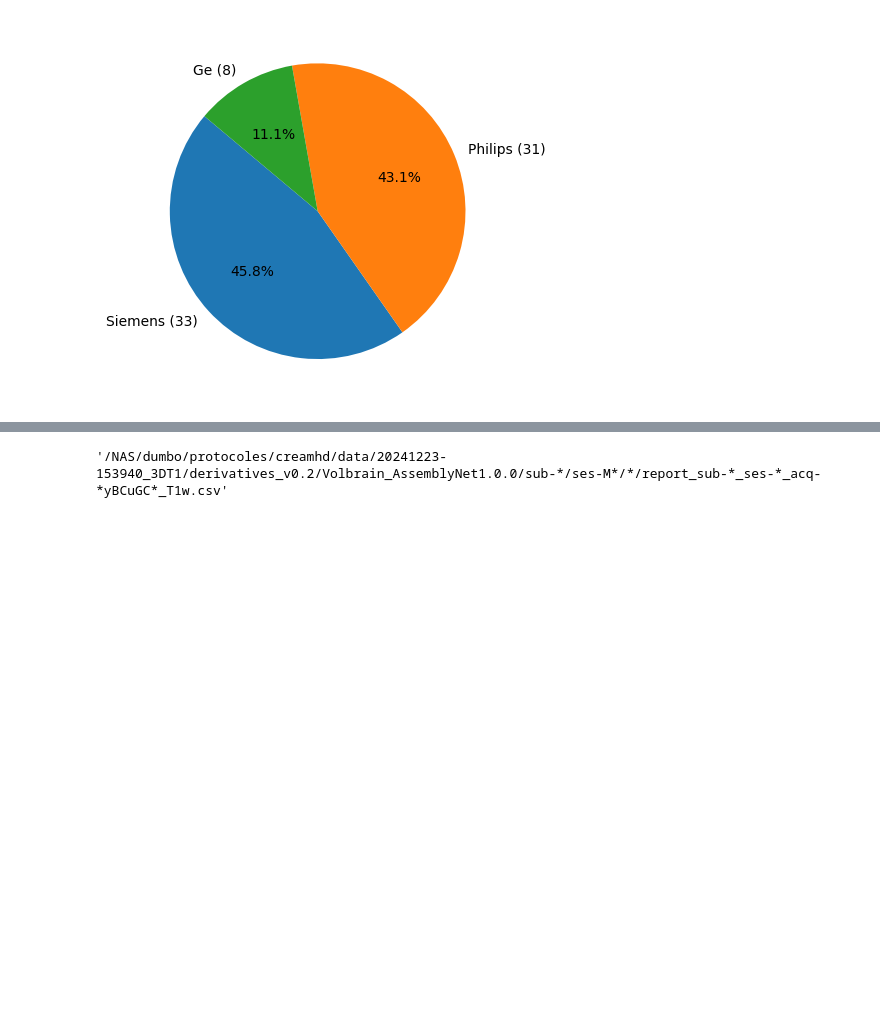
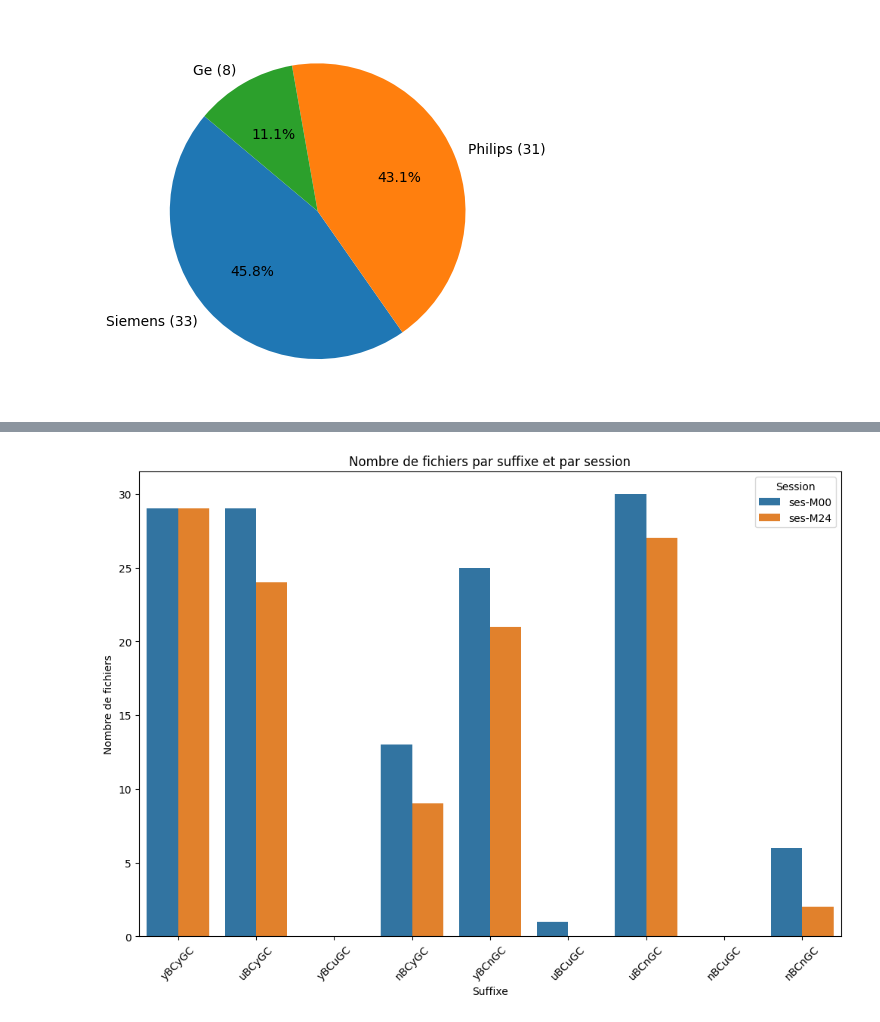
Before and after one commit to RomainViardLille/LiiFE, a Jupyter notebook: creamHD_volumetrie1.ipynb, the cells around one changed output, grey strips where cells are left out. Drawn from its saved outputs; the diff is of its cells as text; code cells hidden in the pictures; blank space fills up the shorter version.

```diff
--- a/creamHD_volumetrie1.ipynb
+++ b/creamHD_volumetrie1.ipynb
@@ -133,7 +133,7 @@ import os
 base_path = os.path.join(DERIVATIVE_DIR1, "Volbrain_AssemblyNet1.0.0", "sub-*", "ses-M*","*")
 
 # Différentes possibilités de suffixes
-suffixes = ["uBCyGC", "nBCyGC", "yBCyGC", "uBCnGC", "nBCnGC", "yBCnGC", "uBCuGC", "nBCuGC", "yBCuGC"]
+suffixes = ["yBCyGC","uBCyGC","yBCuGC","nBCyGC","yBCnGC","uBCuGC","uBCnGC","nBCuGC","nBCnGC"]
 
 # Dictionnaire pour stocker les fichiers par suffixe
 files_by_suffix = {suffix: [] for suffix in suffixes}
@@ -161,4 +169,26 @@ Fichiers pour yBCuGC:
-# %%
-pattern
-# %% [output]
-'/NAS/dumbo/protocoles/creamhd/data/20241223-153940_3DT1/derivatives_v0.2/Volbrain_AssemblyNet1.0.0/sub-*/ses-M*/*/report_sub-*_ses-*_acq-*yBCuGC*_T1w.csv'
+# %%
+#Compter le nombre de fichiers par suffixe et par session
+file_counts = {'suffix': [], 'session': [], 'count': []}
+
+for suffix, files in files_by_suffix.items():
+    count_M00 = sum(1 for file in files if 'ses-M00' in file)
+    count_M24 = sum(1 for file in files if 'ses-M24' in file)
+    file_counts['suffix'].extend([suffix, suffix])
+    file_counts['session'].extend(['ses-M00', 'ses-M24'])
+    file_counts['count'].extend([count_M00, count_M24])
+
+# Convertir en DataFrame
+df_file_counts = pd.DataFrame(file_counts)
+
+# Créer le graphique
+plt.figure(figsize=(12, 8))
+sns.barplot(x='suffix', y='count', hue='session', data=df_file_counts)
+plt.title('Nombre de fichiers par suffixe et par session')
+plt.xlabel('Suffixe')
+plt.ylabel('Nombre de fichiers')
+plt.xticks(rotation=45)
+plt.legend(title='Session')
+
+plt.show()
+# %% [output]
+[figure, added]
```
Also changed, not shown: parts of 4 cells of this notebook.
